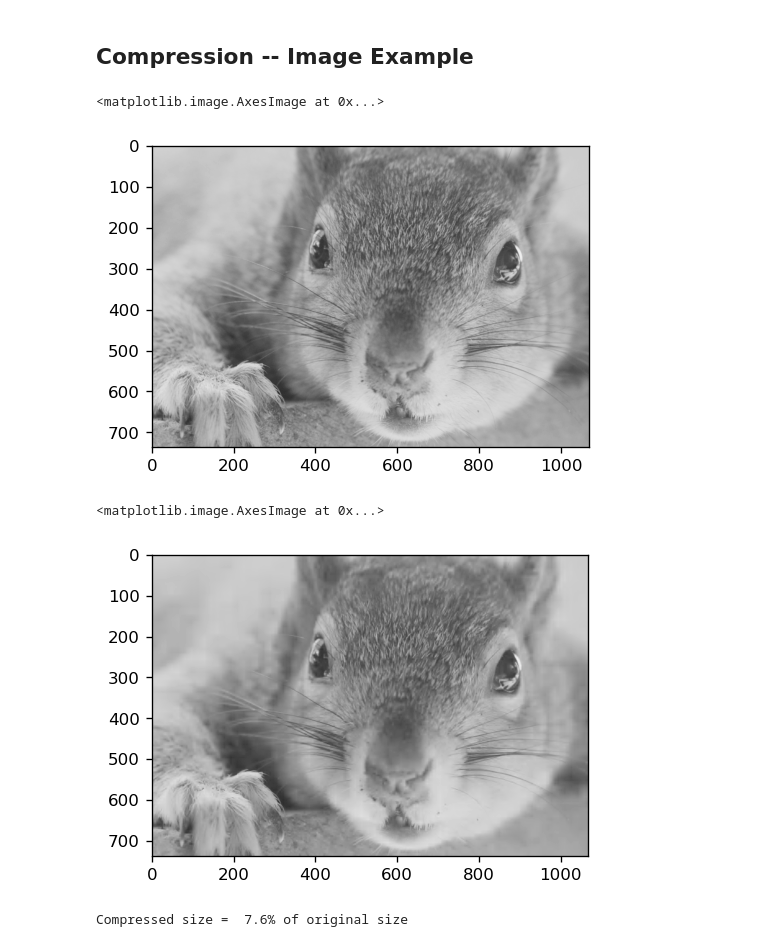
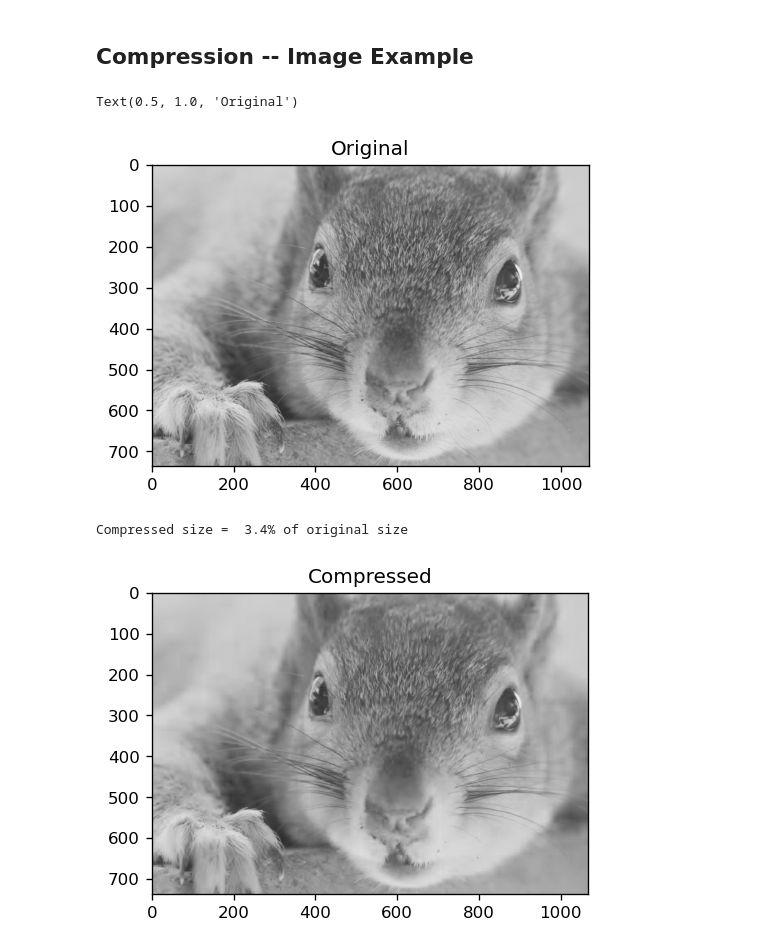
Before and after one commit to haribharadwaj/notebooks, a Jupyter notebook: BME511/WaveletDenoising.ipynb, the cells around one changed output. Cells and saved outputs as stored; diff of their text form; code cells hidden in the pictures.

Commit message:
Using pywt.coeffs_to_array for simplicity

```diff
--- a/BME511/WaveletDenoising.ipynb
+++ b/BME511/WaveletDenoising.ipynb
@@ -149,39 +150,32 @@ Compressed size =  19.2% of original size
 # %%
 import imageio
 J = imageio.imread('squirrel.png', as_gray=True)
 J = np.float64(J)/255.
 pl.imshow(J, cmap='gray', vmin=0, vmax=1)
+pl.title('Original')
 # %% [output]
-<matplotlib.image.AxesImage at 0x...>
+Text(0.5, 1.0, 'Original')
-[figure, old version]
+[figure, new version]
 # %%
-coeffs = pywt.wavedec2(J, wavelet='db2')
+coeffs = pywt.wavedec2(J, wavelet='db2', level=6)
 
-ncoeffs = 0
-for c1 in coeffs:
-    for c2 in c1:
-        ncoeffs += (abs(c2) > 0).sum()
+
+# Convert to array -- easier for thresholding
+arr, slices = pywt.coeffs_to_array(coeffs)
+ncoeffs = (abs(arr) > 0).sum()
 
 thresh = 0.05
-ncoeffs_compressed = 0
-coeffs_compressed = []
-for c1 in coeffs:
-    coeffs_compressed2 = []
-    for k, c2 in enumerate(c1):
-        c2[abs(c2) < thresh] = 0
-        ncoeffs_compressed += (abs(c2) > thresh).sum()
-        c2[c2 > thresh] -= thresh
-        c2[c2 < -thresh] += thresh
-        coeffs_compressed2 += [c2, ]
-    coeffs_compressed += [coeffs_compressed2, ]
+arr[abs(arr) < thresh] = 0
+arr[arr > thresh] -= thresh
+arr[arr < -thresh] += thresh
+ncoeffs_compressed = (abs(arr) > thresh).sum()
 
+# Convert back to wavedec/waverec format
+coeffs_compressed = pywt.array_to_coeffs(arr, slices, output_format='wavedec2')
 compressed = pywt.waverec2(coeffs_compressed, wavelet='db2')
-
 pl.imshow(compressed, cmap='gray', vmin=0, vmax=1)
+pl.title('Compressed')
+print(f'Compressed size = {ncoeffs_compressed * 100./ ncoeffs: .1f}% of original size')
 # %% [output]
-<matplotlib.image.AxesImage at 0x...>
+Compressed size =  3.4% of original size
-[figure, old version]
+[figure, new version]
-# %%
-print(f'Compressed size = {ncoeffs_compressed * 100./ ncoeffs: .1f}% of original size')
-# %% [output]
-Compressed size =  7.6% of original size
```
Also changed, not shown: parts of 3 cells of this notebook.
